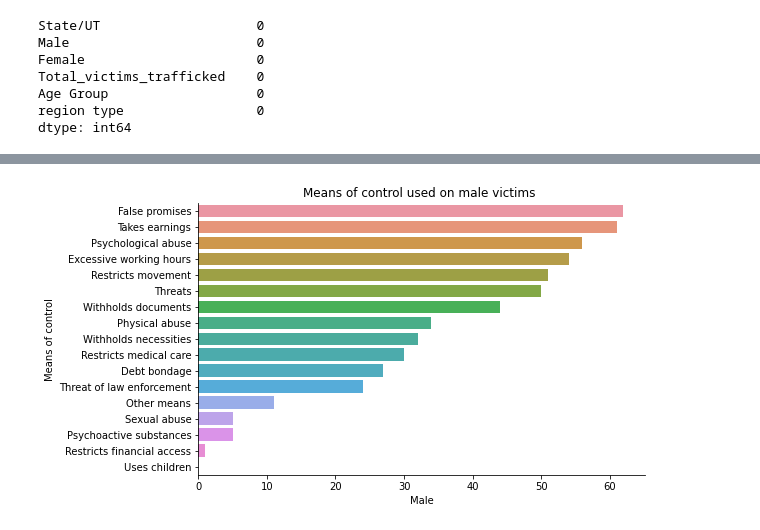
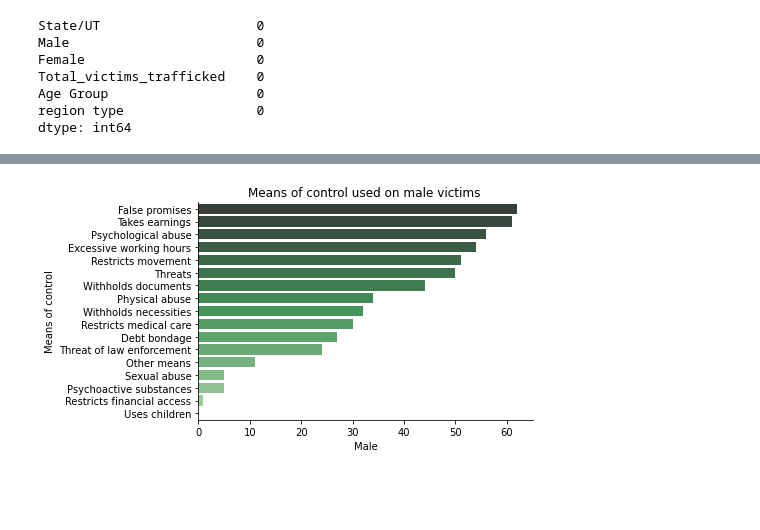
Before and after one commit to Emjeeey/ITBA-3205_FoodHacks, a Jupyter notebook: 404_Final_Project.ipynb, the cells around one changed output, grey strips where cells are left out. Cells and saved outputs as stored; diff of their text form; code cells hidden in the pictures; blank space fills up the shorter version.

```diff
--- a/404_Final_Project.ipynb
+++ b/404_Final_Project.ipynb
@@ -136,5 +131,5 @@ sns.despine()
 # %%
-sns.set_palette('Set2')
+sns.set_style(style="darkgrid")
 sns.barplot(x='Age Group', y= 'Male', data= CleanVT)
 
 plt.title("Male Victims according to their Age ")
@@ -324,5 +257,5 @@ Name: yearofregistration, dtype: datetime64[ns]
 # %%
-df5 = pd.read_csv (r'/content/ITBA-3205_ImpactClimateChange/Human Trafficking dataset/Means of control used on female victims.csv')
+df5 = pd.read_csv (r'/content/ITBA-3205_HumanTraffickingINDIA/Human Trafficking dataset/Means of control used on female victims.csv')
 print(df5)
 # %% [output]
               Means of control  Female
@@ -345,8 +278,9 @@ print(df5)
 16                 Other means      18
 # %%
 df5 = df5.sort_values(['Female'], ascending=False).reset_index(drop=True)
-sns.set_palette('Set2')
-sns.barplot(x='Female', y= 'Means of control', data= df5)
+pal = sns.color_palette("Greens_d", len(df5))
+
+sns.barplot(x='Female', y= 'Means of control', data= df5,palette=np.array(pal[::-1]))
 
 plt.title("Means of control used on female victims ")
 sns.despine()
@@ -355,3 +289,3 @@ sns.despine()
 # %%
-df6 = pd.read_csv (r'/content/ITBA-3205_ImpactClimateChange/Human Trafficking dataset/Means of control used on male victims.csv')
+df6 = pd.read_csv (r'/content/ITBA-3205_HumanTraffickingINDIA/Human Trafficking dataset/Means of control used on male victims.csv')
 print(df6)
@@ -377,9 +292,9 @@ print(df6)
 # %%
 df6= df6.sort_values(['Male'], ascending=False).reset_index(drop=True)
-sns.set_palette('Set2')
-sns.barplot(x='Male', y= 'Means of control', data= df6)
+pal = sns.color_palette("Greens_d", len(df5))
+sns.barplot(x='Male', y= 'Means of control', data= df6,palette=np.array(pal[::-1]))
 
 plt.title("Means of control used on male victims ")
 sns.despine()
 # %% [output]
-[figure, old version]
+[figure, new version]
```
Also changed, not shown: parts of 27 cells of this notebook.
